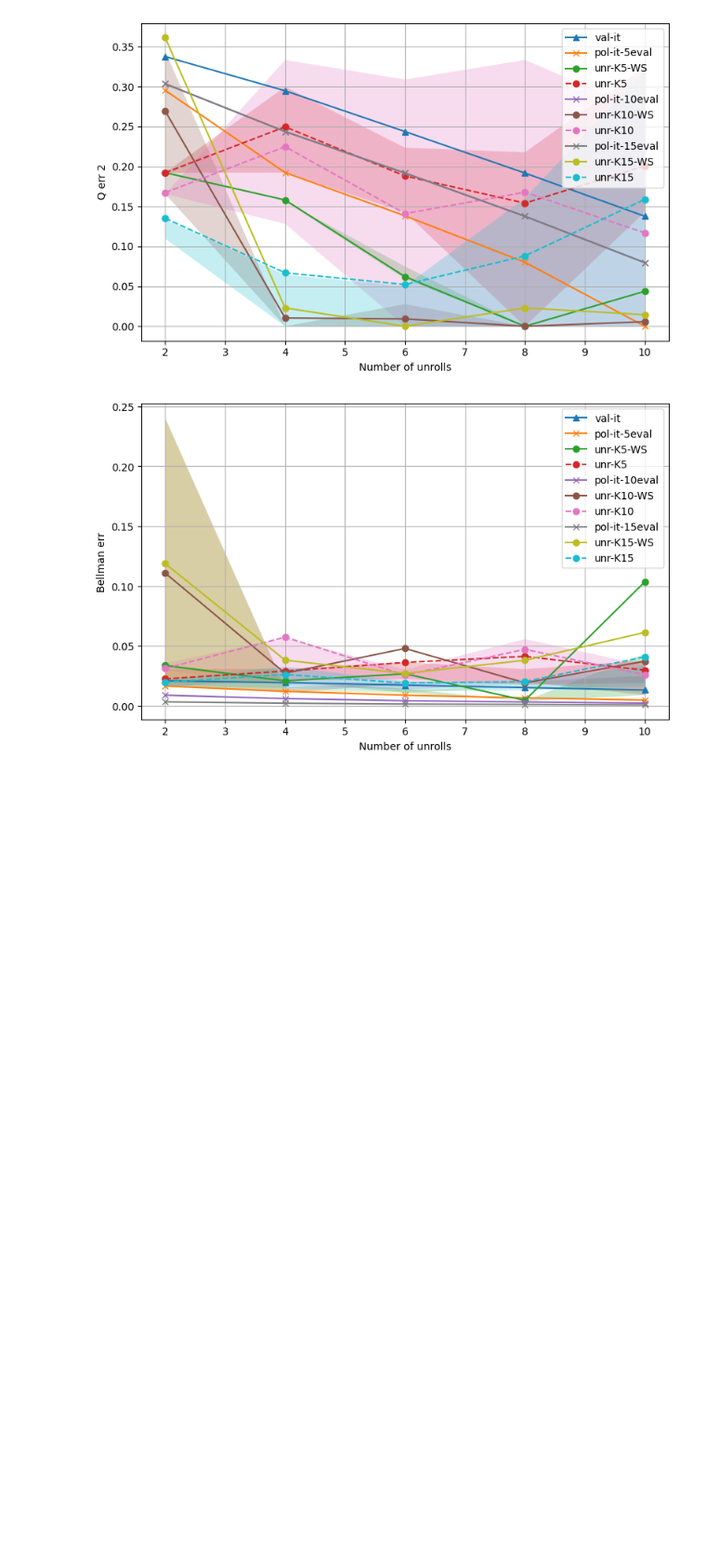
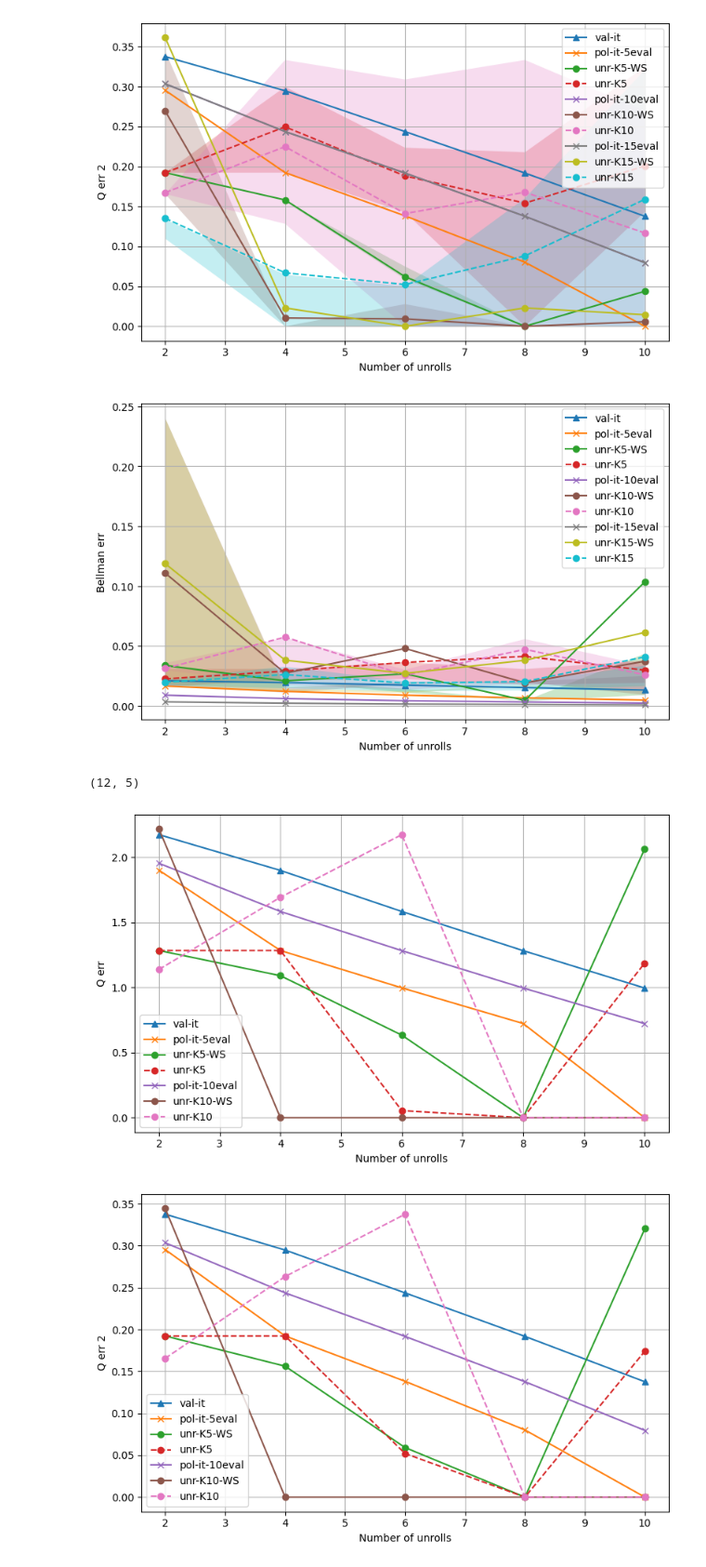
Before and after one commit to sergiorozada12/rl-unrolling, a Jupyter notebook: influence_unroll.ipynb, the cells around one changed output. Shown at 93% size. Saved outputs shown, nothing was run; the diff lists cells and outputs as text; code cells hidden in the pictures; blank space fills up the shorter version.

```diff
--- a/influence_unroll.ipynb
+++ b/influence_unroll.ipynb
@@ -12,10 +12,10 @@ torch.set_float32_matmul_precision('medium')
 from src.algorithms.unrolling_policy_iteration import UnrollingPolicyIterationTrain
 from src.environments import CliffWalkingEnv
 from src.algorithms.generalized_policy_iteration import PolicyIterationTrain
-from src.utils import get_optimal_q, test_pol_err, plot_errors
+from src.utils import get_optimal_q, test_pol_err, plot_errors, save_error_matrix_to_csv
 
-SAVE = True
-PATH = "results/n_unrolls/"
+SAVE = False
+PATH = "results/n_unrolls_noWS/"
 # %% [markdown]
 ## Auxiliary functions
 # %%
@@ -515,3 +528,15 @@ plot_errors(bell_errs, N_unrolls, Exps, xlabel, "Bellman err", skip_idx=skip_idx
 [figure]
 [figure]
 [figure]
+# %%
+# Indexes 0, 4 and 8 are all policy evaluation
+skip_idx = [4, 8, 9, 10, 11]
+xlabel = "Number of unrolls"
+
+plot_errors(errs1[0], N_unrolls, Exps, xlabel, "Q err", skip_idx=skip_idx, agg=None, deviation=None)
+plot_errors(errs2[0], N_unrolls, Exps, xlabel, "Q err 2", skip_idx=skip_idx, agg=None, deviation=None)
+plot_errors(bell_errs[0], N_unrolls, Exps, xlabel, "Bellman err", skip_idx=skip_idx, agg=None, deviation=None)
+# %% [output]
+(12, 5)
+[figure, added]
+[figure, added]
```
Also changed, not shown: parts of 3 cells of this notebook, 1 other file.
